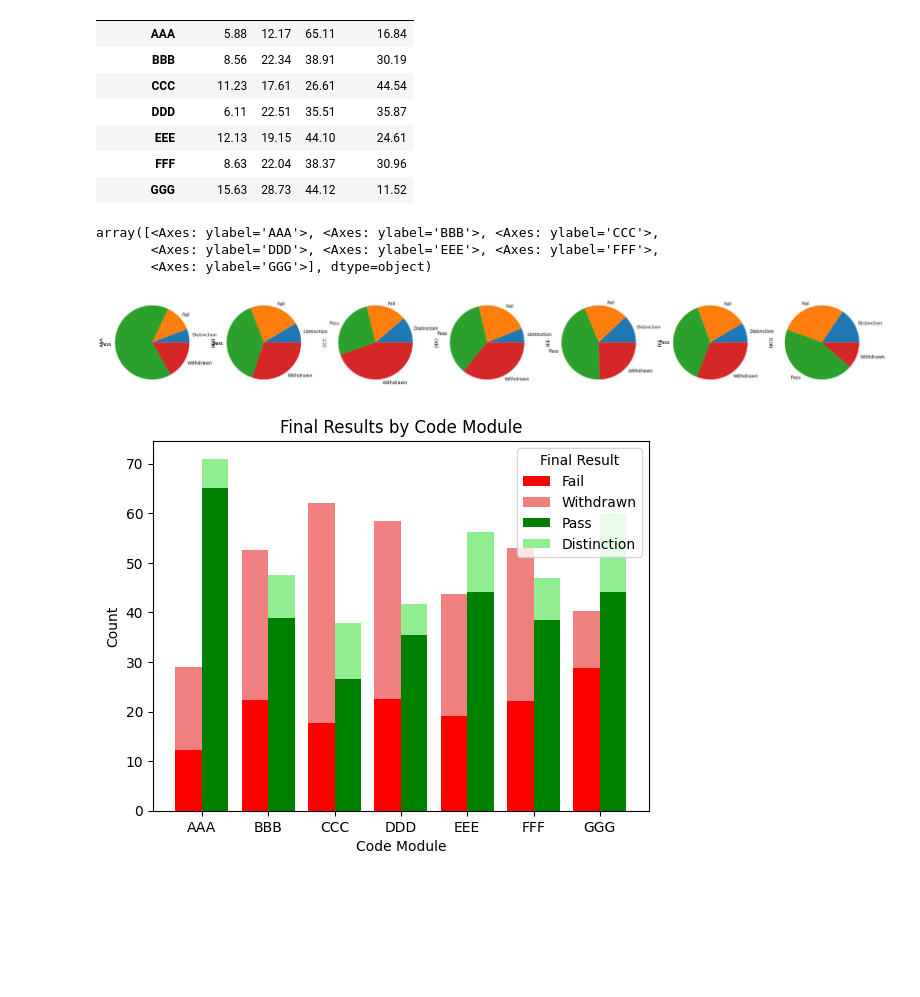
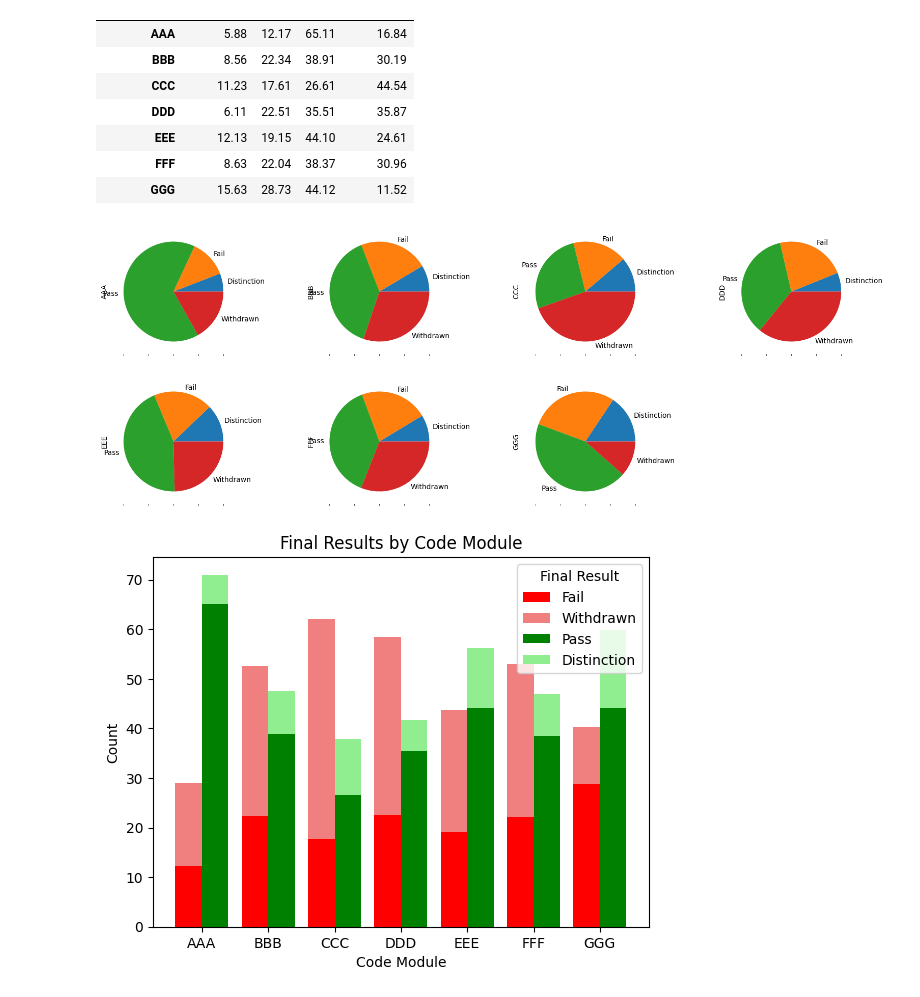
Before and after one commit to annapanfil/UPV, a Jupyter notebook: EDA/2_analysis.ipynb, the cells around one changed output. Drawn from its saved outputs; the diff is of its cells as text; code cells hidden in the pictures; blank space fills up the shorter version.

```diff
--- a/EDA/2_analysis.ipynb
+++ b/EDA/2_analysis.ipynb
@@ -219,12 +229,9 @@ result_counts_percent
 | FFF | 8.63 | 22.04 | 38.37 | 30.96 |
 | GGG | 15.63 | 28.73 | 44.12 | 11.52 |
 # %%
-result_counts_percent.T.plot.pie(subplots=True, legend=False, figsize=(30, 30) )
+axs = result_counts_percent.T.plot.pie(subplots=True, legend=False, figsize=(20, 7), layout=(2, -1))
 # %% [output]
-array([<Axes: ylabel='AAA'>, <Axes: ylabel='BBB'>, <Axes: ylabel='CCC'>,
-       <Axes: ylabel='DDD'>, <Axes: ylabel='EEE'>, <Axes: ylabel='FFF'>,
-       <Axes: ylabel='GGG'>], dtype=object)
-[figure, old version]
+[figure, new version]
 # %%
 X_axis = np.arange(len(result_counts_percent.index))
 
```
Also changed, not shown: parts of 28 cells of this notebook.
